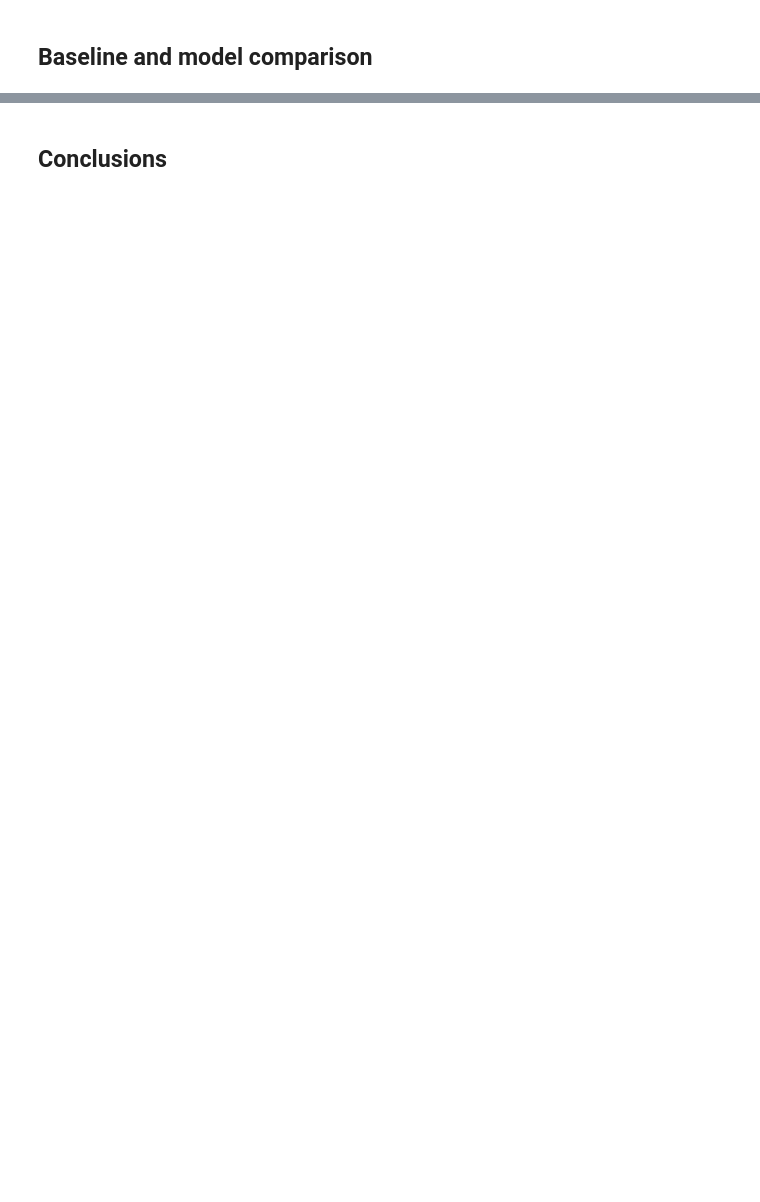
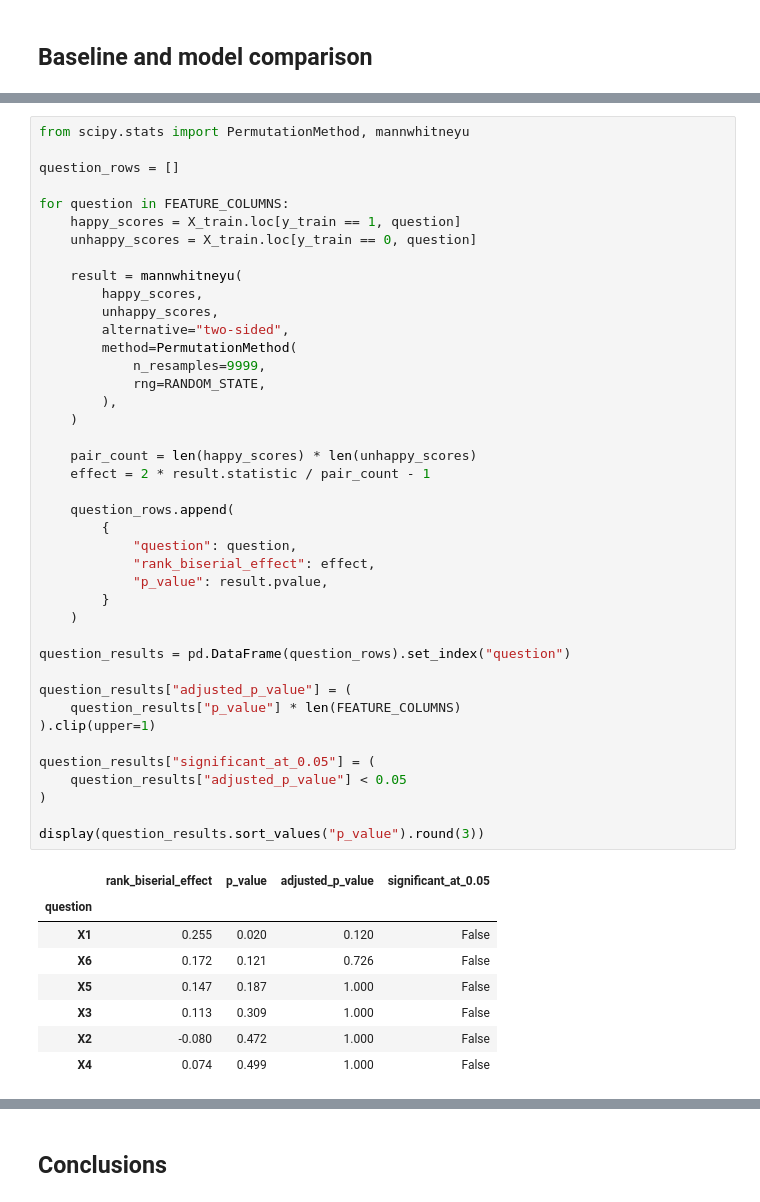
Before and after one commit to ca34525/QWFuFPmtYoLpq4Qt, a Jupyter notebook: notebooks/1.0-CTA-customer-happiness-analysis.ipynb, the cells around one changed output, grey strips where cells are left out. Cells and saved outputs as stored; diff of their text form; blank space fills up the shorter version.

```diff
--- a/notebooks/1.0-CTA-customer-happiness-analysis.ipynb
+++ b/notebooks/1.0-CTA-customer-happiness-analysis.ipynb
@@ -186,2 +504,52 @@ Repeated Answer Patterns
+# %%
+from scipy.stats import PermutationMethod, mannwhitneyu
+
+question_rows = []
+
+for question in FEATURE_COLUMNS:
+    happy_scores = X_train.loc[y_train == 1, question]
+    unhappy_scores = X_train.loc[y_train == 0, question]
+
+    result = mannwhitneyu(
+        happy_scores,
+        unhappy_scores,
+        alternative="two-sided",
+        method=PermutationMethod(
+            n_resamples=9999,
+            rng=RANDOM_STATE,
+        ),
+    )
+
+    pair_count = len(happy_scores) * len(unhappy_scores)
+    effect = 2 * result.statistic / pair_count - 1
+
+    question_rows.append(
+        {
+            "question": question,
+            "rank_biserial_effect": effect,
+            "p_value": result.pvalue,
+        }
+    )
+
+question_results = pd.DataFrame(question_rows).set_index("question")
+
+question_results["adjusted_p_value"] = (
+    question_results["p_value"] * len(FEATURE_COLUMNS)
+).clip(upper=1)
+
+question_results["significant_at_0.05"] = (
+    question_results["adjusted_p_value"] < 0.05
+)
+
+display(question_results.sort_values("p_value").round(3))
+# %% [output]
+|  | rank_biserial_effect | p_value | adjusted_p_value | significant_at_0.05 |
+| question |  |  |  |  |
+| X1 | 0.255 | 0.020 | 0.120 | False |
+| X6 | 0.172 | 0.121 | 0.726 | False |
+| X5 | 0.147 | 0.187 | 1.000 | False |
+| X3 | 0.113 | 0.309 | 1.000 | False |
+| X2 | -0.080 | 0.472 | 1.000 | False |
+| X4 | 0.074 | 0.499 | 1.000 | False |
 # %% [markdown]
 ## Final evaluation
```
Also changed, not shown: parts of 22 cells of this notebook.
